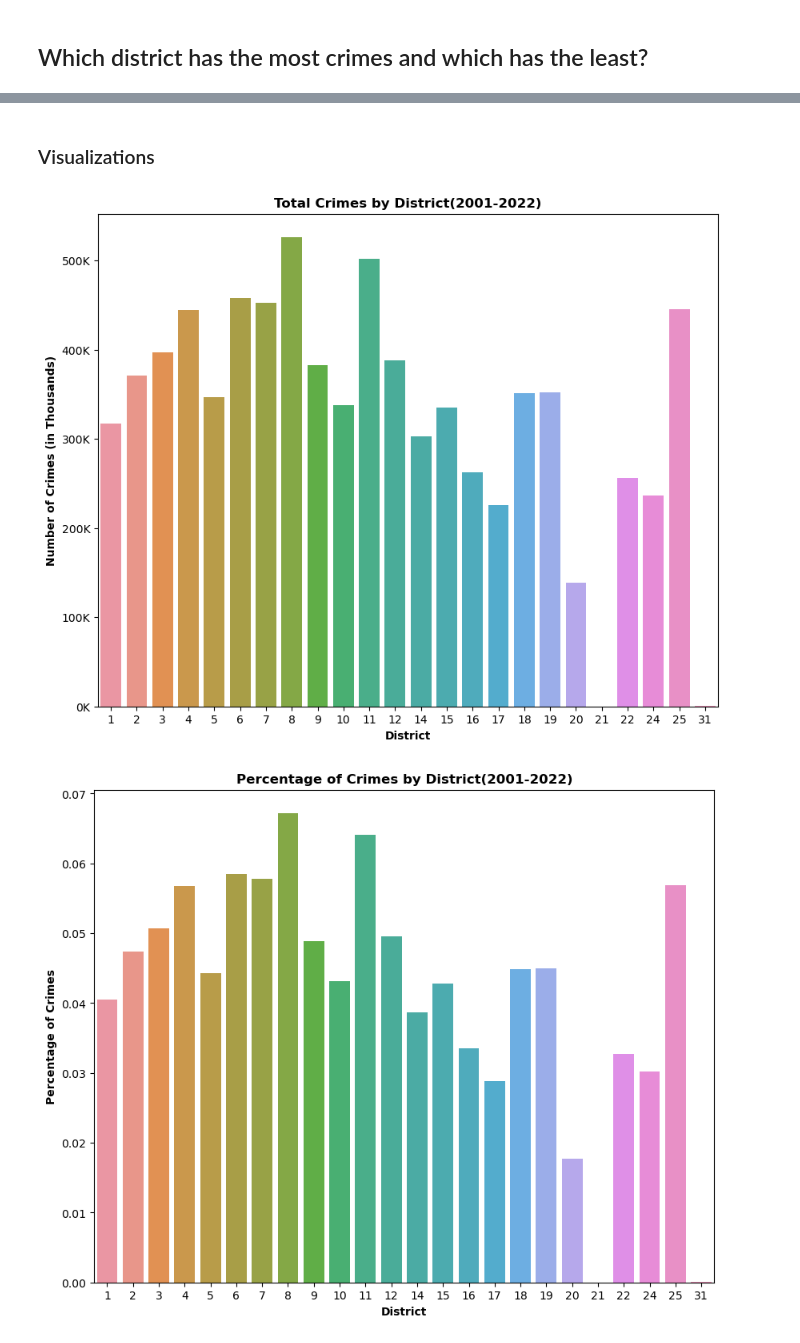
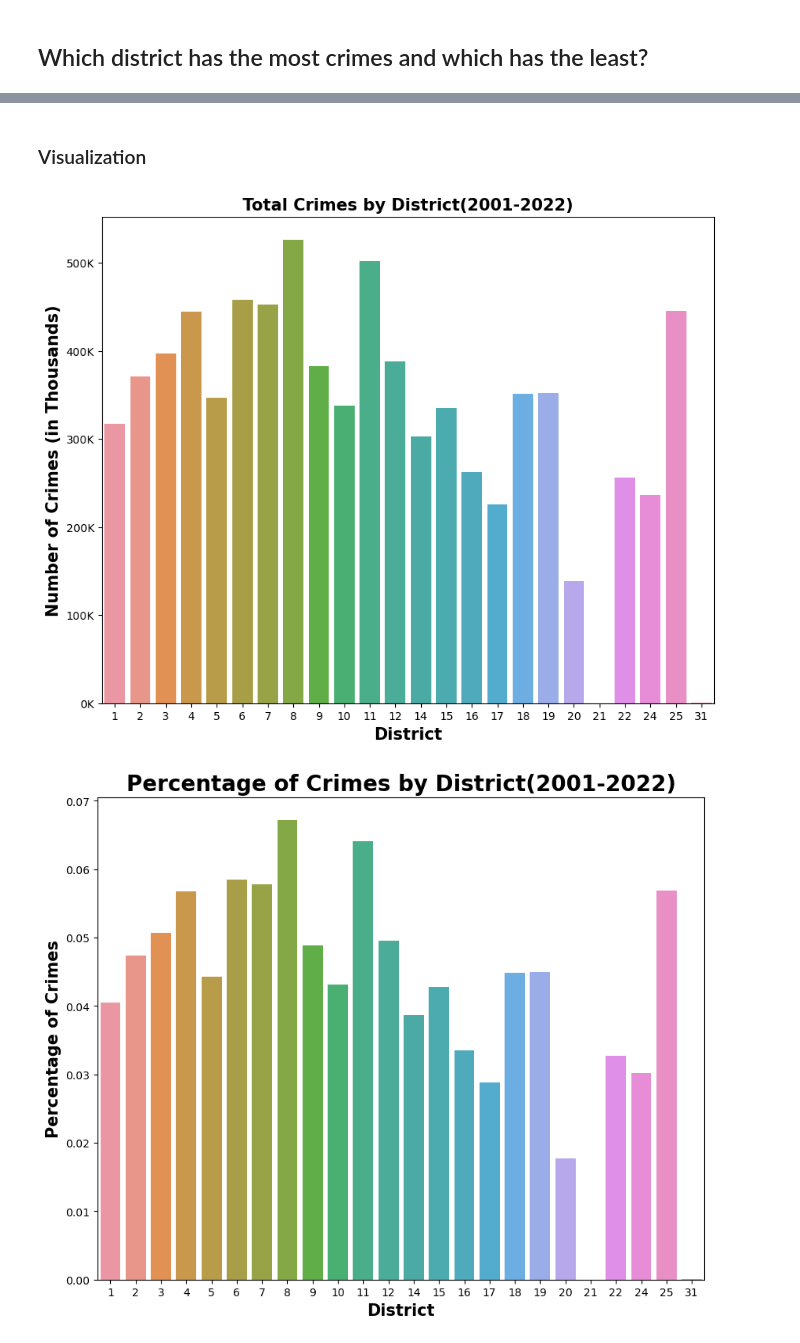
Before and after one commit to jaytrey777/Chicago-Crime-Statistics, a Jupyter notebook: Part 1.ipynb, the cells around one changed output, grey strips where cells are left out. Cells and saved outputs as stored; diff of their text form; code cells hidden in the pictures.

```diff
--- a/Part 1.ipynb
+++ b/Part 1.ipynb
@@ -197,9 +203,9 @@ df['Date']
 Name: Date, Length: 7834343, dtype: datetime64[ns]
 # %%
 # set datetime column as index
-df_ts = df.set_index('Date')
+chicago_crime = df.set_index('Date')
 
-df_ts
+chicago_crime
 # %% [output]
 |  | ID | Primary Type | Description | Location Description | Arrest | Domestic | Beat | District | ... |
 | Date |  |  |  |  |  |  |  |  | ... |
@@ -241,8 +247,8 @@ I now have my data and my resampled data.
 # %% [markdown]
 ## Which district has the most crimes and which has the least?
 # %%
-df_ts['District'] = df_ts['District'].astype('Int64')
-df_ts.info()
+chicago_crime['District'] = chicago_crime['District'].astype('Int64')
+chicago_crime.info()
 # %% [output]
 <class 'pandas.core.frame.DataFrame'>
 DatetimeIndex: 7834343 entries, 2001-01-01 13:00:00 to 2023-06-28 00:51:00
@@ -306,15 +312,8 @@ df_ts['District'].value_counts(dropna = False, normalize = True)
 Name: District, dtype: Float64
 # %% [markdown]
-### Visualizations
+### Visualization
 # %%
-# function to format y-axis units
-def thousands(x, pos):
-    """formats count in thousands"""
-    new_x = x / 1000
-    return f"{new_x:,.0f}K"
-
-
-district_info = df_ts['District'].value_counts()
+district_info = chicago_crime['District'].value_counts()
 
 fig, ax = plt.subplots(figsize = (10, 8))
 ax = sns.barplot(x = district_info.index, y = district_info.values)
@@ -323,19 +322,19 @@ ax = sns.barplot(x = district_info.index, y = district_info.values)
 fmt_thous = mticks.FuncFormatter(thousands)
 ax.yaxis.set_major_formatter(fmt_thous)
 
-ax.set_title('Total Crimes by District(2001-2022)', weight = 'bold')
-ax.set_ylabel('Number of Crimes (in Thousands)', weight = 'bold')
-ax.set_xlabel('District', weight = 'bold');
+ax.set_title('Total Crimes by District(2001-2022)', fontsize = 15, weight = 'bold')
+ax.set_ylabel('Number of Crimes (in Thousands)', fontsize = 15, weight = 'bold')
+ax.set_xlabel('District', fontsize = 15, weight = 'bold');
 # %% [output]
-[figure, old version]
+[figure, new version]
 # %%
-district_info = df_ts['District'].value_counts(dropna = True, normalize = True)
+district_info = chicago_crime['District'].value_counts(dropna = True, normalize = True)
 
 fig, ax = plt.subplots(figsize = (10, 8))
 ax = sns.barplot(x = district_info.index, y = district_info.values)
 
-ax.set_title('Percentage of Crimes by District(2001-2022)', weight = 'bold')
-ax.set_ylabel('Percentage of Crimes', weight = 'bold')
-ax.set_xlabel('District', weight = 'bold');
+ax.set_title('Percentage of Crimes by District(2001-2022)', fontsize = 20, weight = 'bold')
+ax.set_ylabel('Percentage of Crimes', fontsize = 15, weight = 'bold')
+ax.set_xlabel('District', fontsize = 15, weight = 'bold');
 # %% [output]
-[figure, old version]
+[figure, new version]
```
Also changed, not shown: parts of 21 cells of this notebook.
